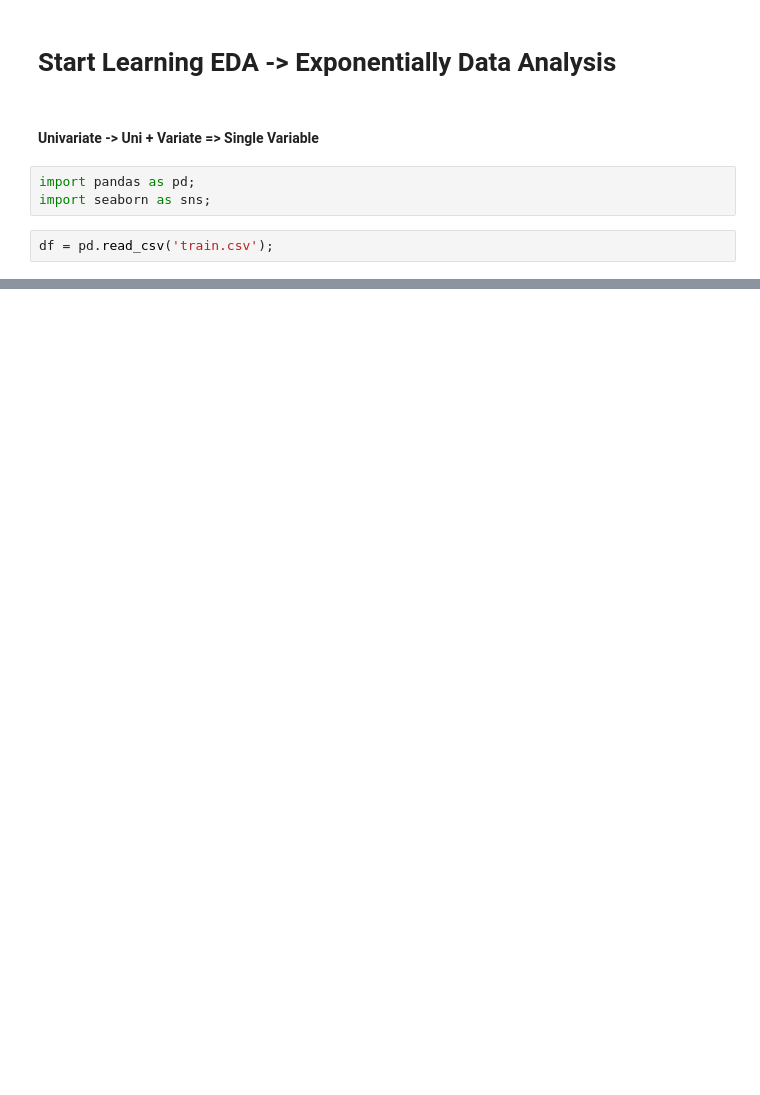
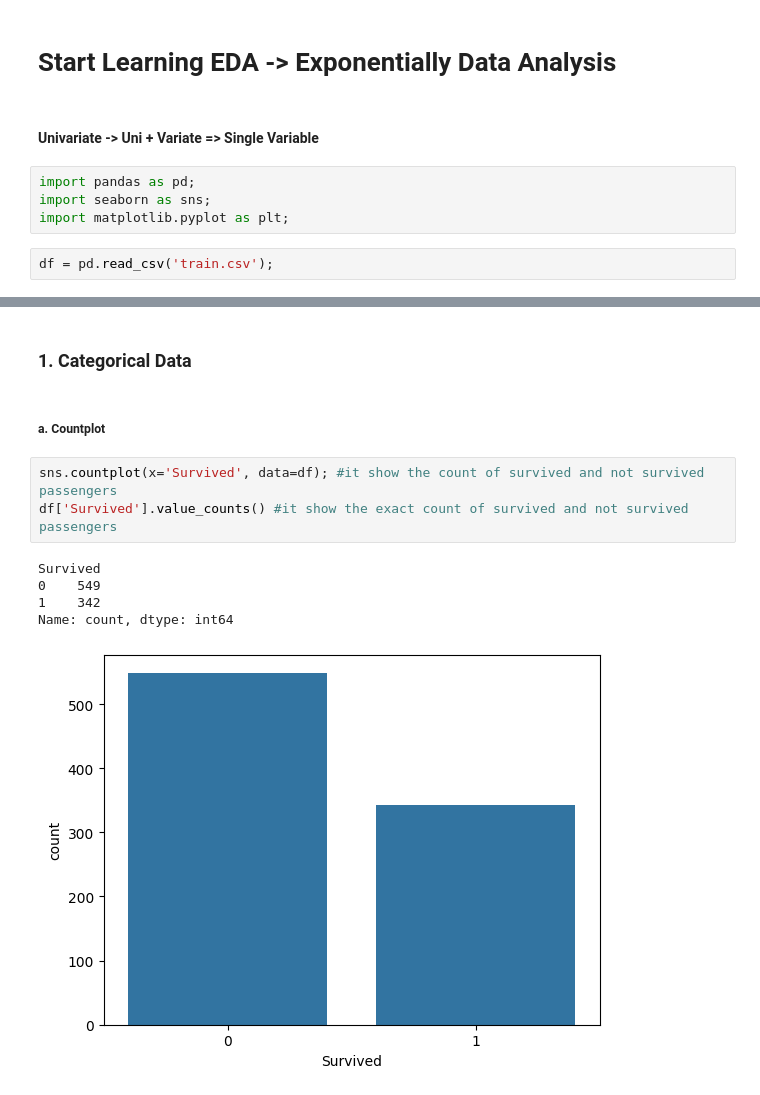
Before and after one commit to PralayeshMukherjee/Machine_Learning, a Jupyter notebook: UnderStandingData/univariateEDA.ipynb, the cells around one changed output, grey strips where cells are left out. Cells and saved outputs as stored; diff of their text form; blank space fills up the shorter version.

```diff
--- a/UnderStandingData/univariateEDA.ipynb
+++ b/UnderStandingData/univariateEDA.ipynb
@@ -5,6 +5,7 @@
 # %%
 import pandas as pd;
 import seaborn as sns;
+import matplotlib.pyplot as plt;
 # %%
 df = pd.read_csv('train.csv');
 # %%
@@ -16,3 +17,16 @@ df.sample(5)
 | 250 | 251 | 0 | 3 | Reed, Mr. James George | male | NaN | 0 | 0 | 362316 | 7.2500 | ... |
 | 9 | 10 | 1 | 2 | Nasser, Mrs. Nicholas (Adele Achem) | female | 14.0 | 1 | 0 | 237736 | 30.0708 | ... |
 | 276 | 277 | 0 | 3 | Lindblom, Miss. Augusta Charlotta | female | 45.0 | 0 | 0 | 347073 | 7.7500 | ... |
+# %% [markdown]
+### 1. Categorical Data
+# %% [markdown]
+##### a. Countplot
+# %%
+sns.countplot(x='Survived', data=df); #it show the count of survived and not survived passengers
+df['Survived'].value_counts() #it show the exact count of survived and not survived passengers
+# %% [output]
+Survived
+0    549
+1    342
+Name: count, dtype: int64
+[figure, added]
```
Also changed, not shown: parts of 8 cells of this notebook.
